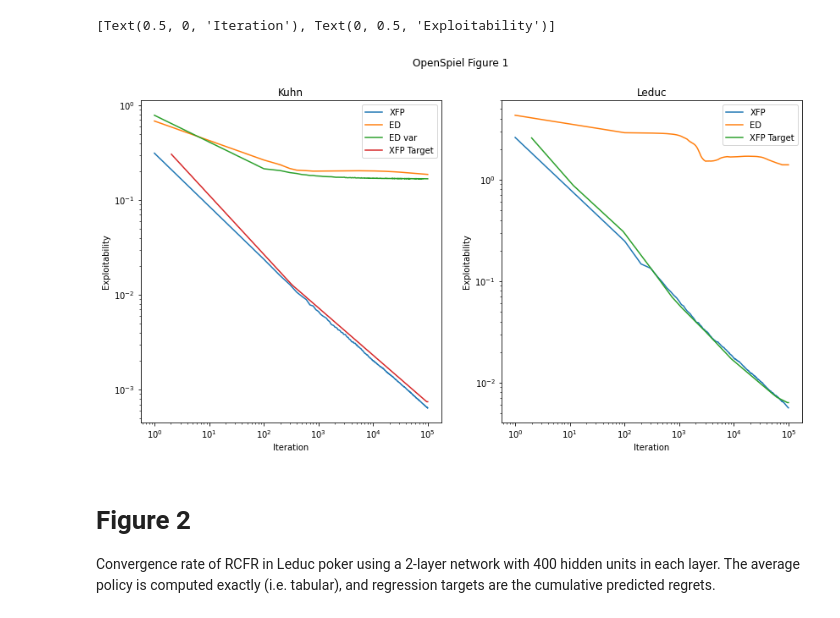
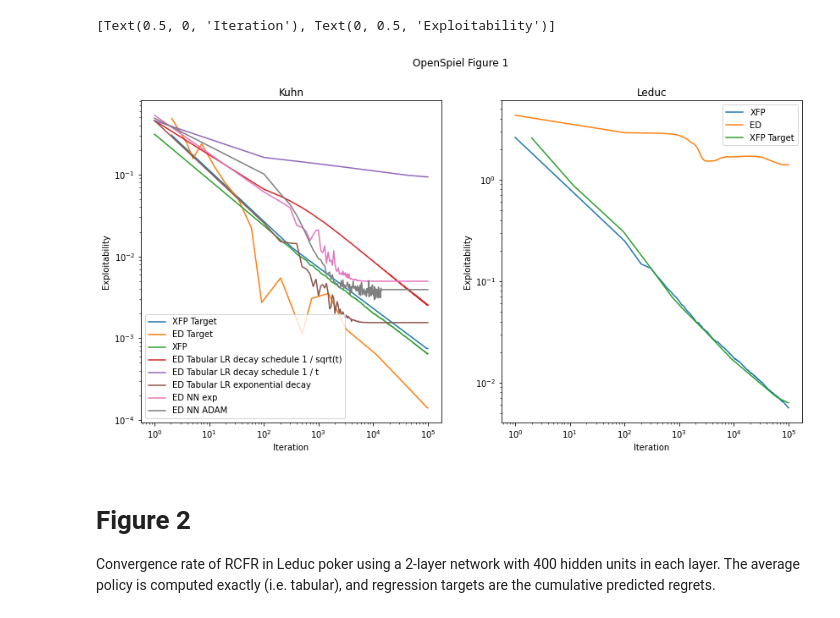
Before and after one commit to aicenter/openspiel_reproductions, a Jupyter notebook: benchmarks.ipynb, the cells around one changed output. Drawn from its saved outputs; the diff is of its cells as text; code cells hidden in the pictures.

Commit message:
new ed plots

```diff
--- a/benchmarks.ipynb
+++ b/benchmarks.ipynb
@@ -30,44 +52,65 @@ Convergence rates of XFP and ED algorithms on various partially-observable games
 # %%
-kuhn_logs = [#("./logs/cfr_kuhn_1.csv", "CFR"),
+kuhn_logs = [("./target_results/fig1_xfp_kuhn.csv", "XFP Target"),
+            ("./target_results/fig1_ed_kuhn.csv", "ED Target"),
              ("./logs/xfp_kuhn_0.csv", "XFP"),
-            ("./logs/exp_descent_kuhn_1.csv", "ED"),
-             #("./logs/exp_descent_kuhn_128_2_-4_1.csv", "ED var"),
-             #("./target_results/fig1_cfr_kuhn.csv", "CFR Target"),
-             ("./target_results/fig1_xfp_kuhn.csv", "XFP Target"),
-            #("./target_results/fig1_ed_kuhn.csv", "ED Target")
+             ("./logs/ed_kuhn_t_lrdecay_0.csv", "ED Tabular LR decay schedule 1 / sqrt(t)"),
+             #("./logs/ed_kuhn_tabular_0.csv", "ED Tabular Constant LR"),
+             ("./logs/ed_kuhn_t_lrdecay64_agg_0.csv", "ED Tabular LR decay schedule 1 / t"),
+             ("./logs/ed_kuhn_t_lrexp_0.csv", "ED Tabular LR exponential decay"),
+             #("./logs/ed_kuhn_nn_9999_0.csv", "ED NN LR exponential decay .9999"),
+             #("./logs/ed_kuhn_nn_0.csv", "ED NN LR exponential decay .999"),
+             #("./logs/ed_kuhn_nn_99_0.csv", "ED NN LR exponential decay"),
+             #("./logs/ed_kuhn_nn_9_0.csv", "ED NN LR exponential decay .9"),
+             #("./logs/ed_kuhn_nn_9_1.csv", "ED NN Constant LR"),
+             #("./logs/ed_kuhn_5l_256h_r1e-4_lr1_0.csv", "ED NN LR decay schedule 1 / sqrt(t)"),
+             #("./logs/ed_kuhn_nn_2l_128h_0.csv", "ED NN lr .1"),
+             ("./logs/ed_kuhn_nn_lrd999_0.csv", "ED NN exp"),
+             ("./logs/ed_kuhn_nn_adam_0.csv", "ED NN ADAM"),
+             #("./logs/ed_kuhn_nn_2l_256h_0.csv", "ED NN 2L 256H"),
+             #("./logs/ed_kuhn_nn_3l_128h_0.csv", "ED NN 3L 128H"),
+             #("./logs/ed_kuhn_nn_3l_256h_0.csv", "ED NN 3L 256H"),
+
+    #("./logs/cfr_kuhn_1.csv", "CFR"),
+            #("./target_results/fig1_cfr_kuhn.csv", "CFR Target"),
             ]
 
 leduc_logs = [#("./logs/cfr_leduc_2.csv", "CFR"),
               ("./logs/xfp_leduc_1.csv", "XFP"),
               ("./logs/exp_descent_leduc_1.csv", "ED"),
               #("./target_results/fig1_cfr_leduc.csv", "CFR Target"),
               ("./target_results/fig1_xfp_leduc.csv", "XFP Target")
             ]
 
-kuhn_dat = log_interp(load_batch(kuhn_logs, idx_offset=1))
+kuhn_dat = load_batch(kuhn_logs, idx_offset=1)
+kuhn_dat = log_interp(kuhn_dat)
 leduc_dat = log_interp(load_batch(leduc_logs, idx_offset=1))
 
 # correct for exp = NashConv / 2
 #kuhn_dat["ED Target"] /= 2
-kuhn_dat["XFP Target"] /= 2
+#kuhn_dat["ED Tabular"] /= 2
+kuhn_dat /= 2
+kuhn_dat["XFP"] *= 2
+
 #leduc_dat["CFR Target"] /= 2
+
+#kuhn_dat["XFP Target"] /= 2
 leduc_dat["XFP Target"] /= 2
 
 fig, axes = plt.subplots(nrows=1, ncols=2, figsize=(14,7))
 fig.suptitle('OpenSpiel Figure 1')
 
-ax = kuhn_dat.plot(title="Kuhn", logx=True, logy=True, ax=axes[0])
+ax = kuhn_dat.plot(title="Kuhn", loglog=True, ax=axes[0])
 ax.set(xlabel="Iteration", ylabel="Exploitability")
 #ax.set_xlim((1, 10e4))
 #ax.set_ylim((10e-7, 1))
 
 ax = leduc_dat.plot(title="Leduc", loglog=True, ax=axes[1])
 ax.set(xlabel="Iteration", ylabel="Exploitability")
 #ax.set_xlim((1, 10e4))
 #ax.set_ylim((10e-4, 10))
 # %% [output]
 [Text(0.5, 0, 'Iteration'), Text(0, 0.5, 'Exploitability')]
-[figure, old version]
+[figure, new version]
 # %% [markdown]
 # Figure 2
 Convergence rate of RCFR in Leduc poker using a 2-layer network with 400 hidden units in each layer. The average policy is computed exactly (i.e. tabular), and regression targets are the
```
Also changed, not shown: parts of 12 cells of this notebook, 1 other file.
